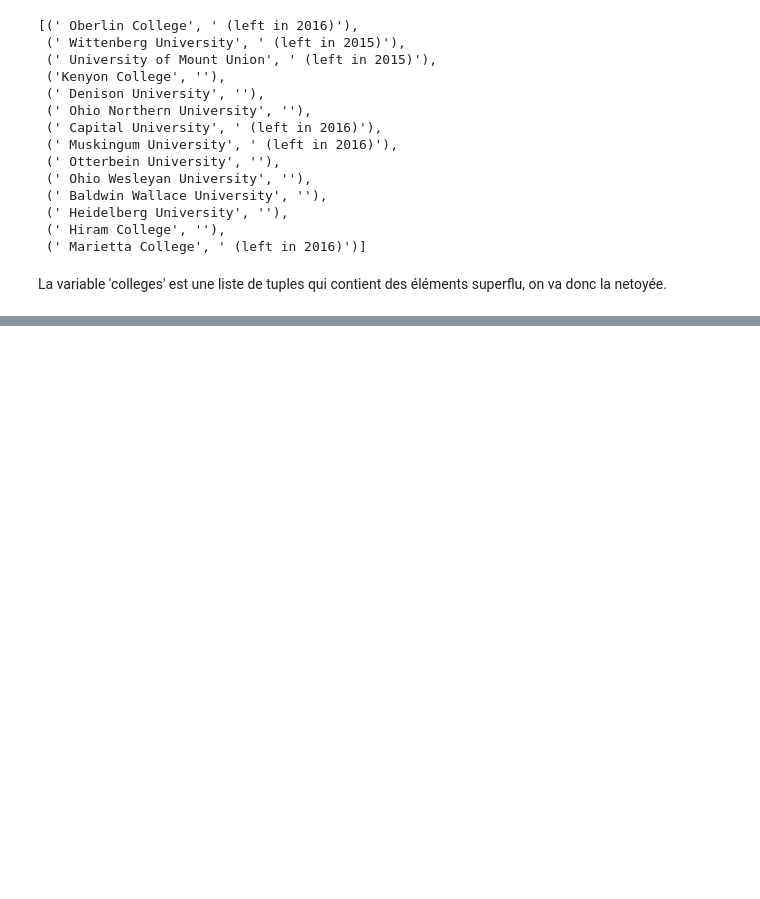
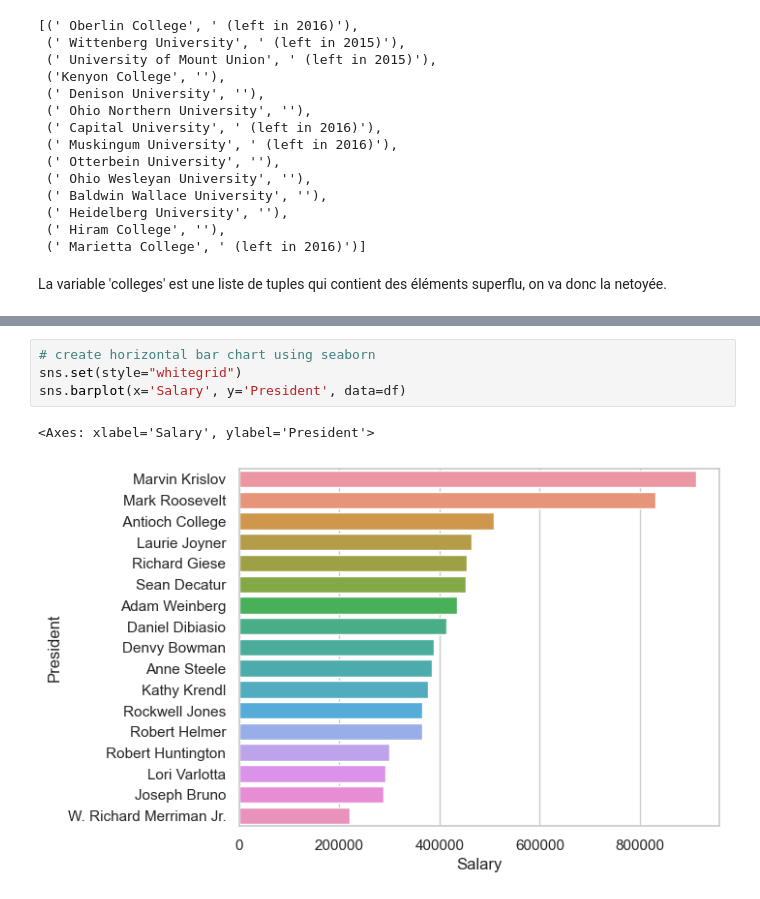
Before and after one commit to AxelArcidiaco/Projets-Dev-IA-1, a Jupyter notebook: Deep Learning & NLP/Story 6 - RegEx et Scraping/AxelArc-WebScrapping & RegEx Tutorial.ipynb, the cells around one changed output, grey strips where cells are left out. Saved outputs shown, nothing was run; the diff lists cells and outputs as text; blank space fills up the shorter version.

```diff
--- a/Deep Learning & NLP/Story 6 - RegEx et Scraping/AxelArc-WebScrapping & RegEx Tutorial.ipynb
+++ b/Deep Learning & NLP/Story 6 - RegEx et Scraping/AxelArc-WebScrapping & RegEx Tutorial.ipynb
@@ -183,0 +223,7 @@ import matplotlib as plt
+# %%
+# create horizontal bar chart using seaborn
+sns.set(style="whitegrid")
+sns.barplot(x='Salary', y='President', data=df)
+# %% [output]
+<Axes: xlabel='Salary', ylabel='President'>
+[figure, added]
```
Also changed, not shown: parts of 7 cells of this notebook.
